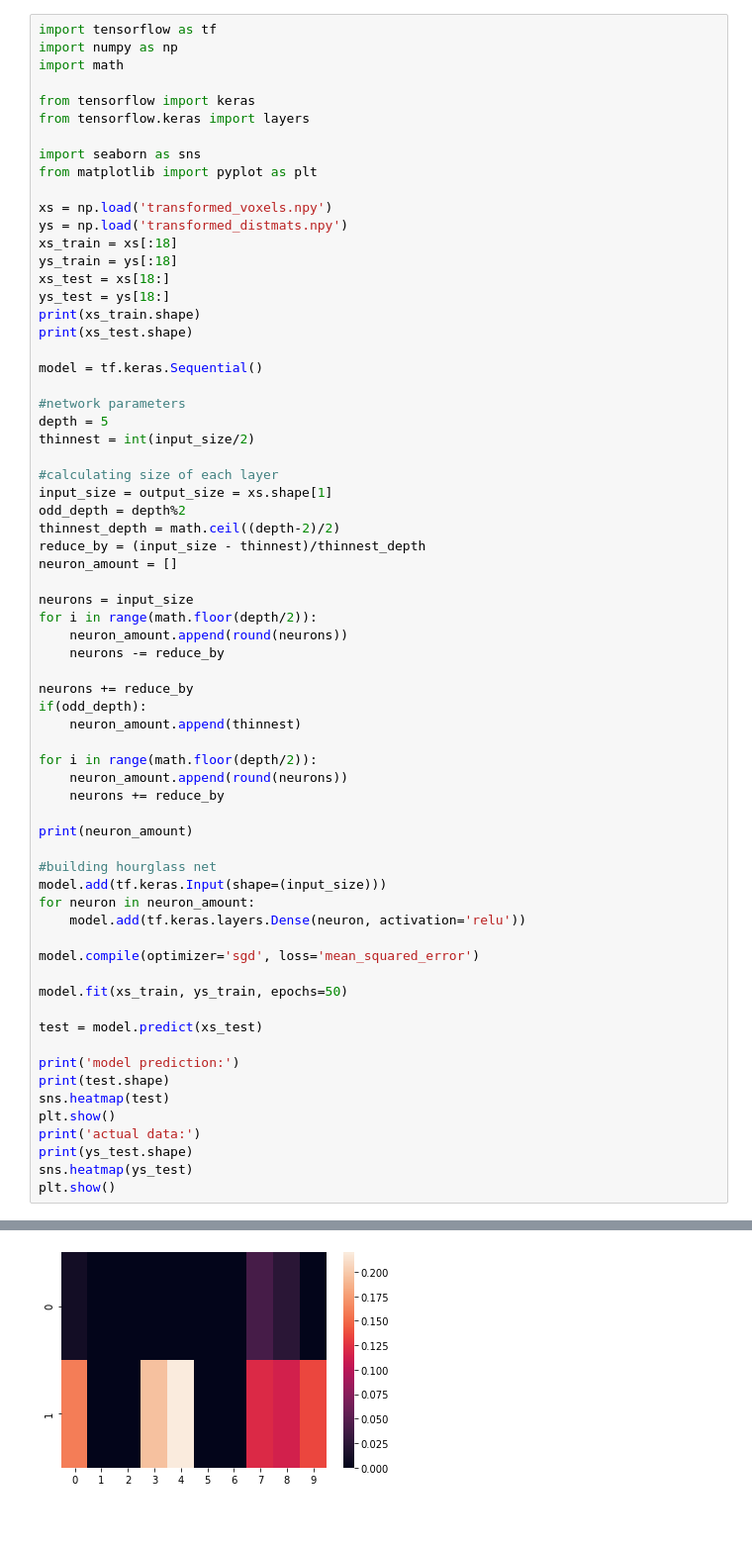
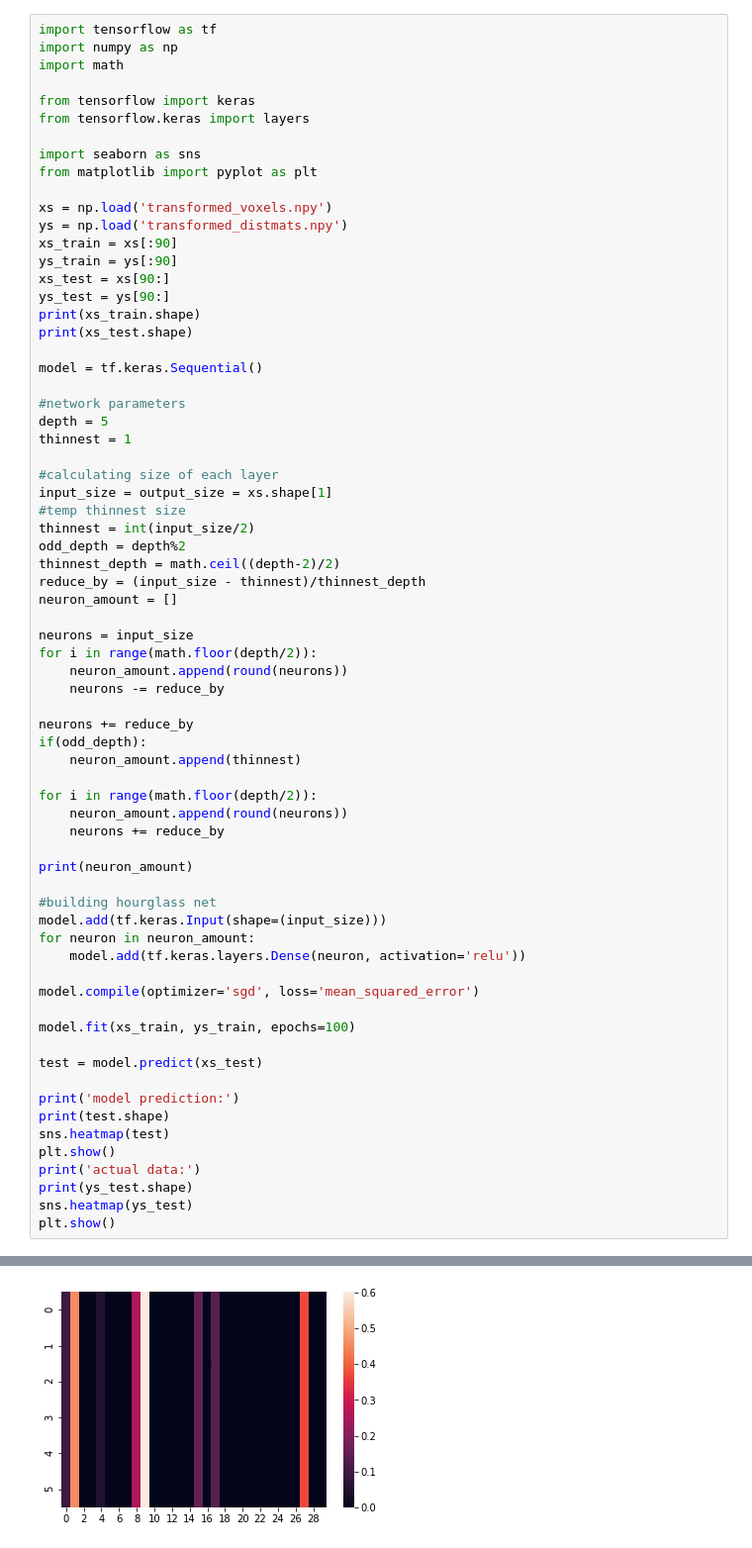
Before and after one commit to cactuskid/Fourier2Struct, a Jupyter notebook: notebooks/hourglass_net.ipynb, the cells around one changed output, grey strips where cells are left out. Shown: that part at 99% size. Saved outputs shown, nothing was run; the diff lists cells and outputs as text; blank space fills up the shorter version.

```diff
--- a/notebooks/hourglass_net.ipynb
+++ b/notebooks/hourglass_net.ipynb
@@ -11,10 +11,10 @@ from matplotlib import pyplot as plt
 
 xs = np.load('transformed_voxels.npy')
 ys = np.load('transformed_distmats.npy')
-xs_train = xs[:18]
-ys_train = ys[:18]
-xs_test = xs[18:]
-ys_test = ys[18:]
+xs_train = xs[:90]
+ys_train = ys[:90]
+xs_test = xs[90:]
+ys_test = ys[90:]
 print(xs_train.shape)
 print(xs_test.shape)
 
@@ -22,10 +22,12 @@ model = tf.keras.Sequential()
 
 #network parameters
 depth = 5
-thinnest = int(input_size/2)
+thinnest = 1
 
 #calculating size of each layer
 input_size = output_size = xs.shape[1]
+#temp thinnest size
+thinnest = int(input_size/2)
 odd_depth = depth%2
 thinnest_depth = math.ceil((depth-2)/2)
 reduce_by = (input_size - thinnest)/thinnest_depth
@@ -53,7 +55,7 @@ for neuron in neuron_amount:
 
 model.compile(optimizer='sgd', loss='mean_squared_error')
 
-model.fit(xs_train, ys_train, epochs=50)
+model.fit(xs_train, ys_train, epochs=100)
 
 test = model.predict(xs_test)
 
@@ -86,2 +88,2 @@ model prediction:
-[figure, old version]
+[figure, new version]
 actual data:
```
Also changed, not shown: parts of 1 cell of this notebook, 2 other files.
